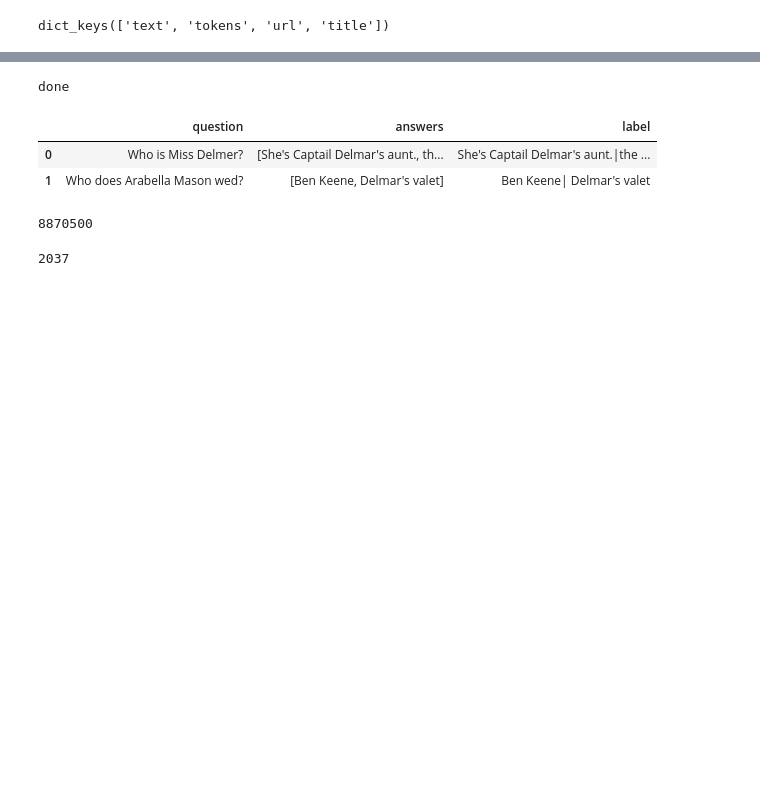
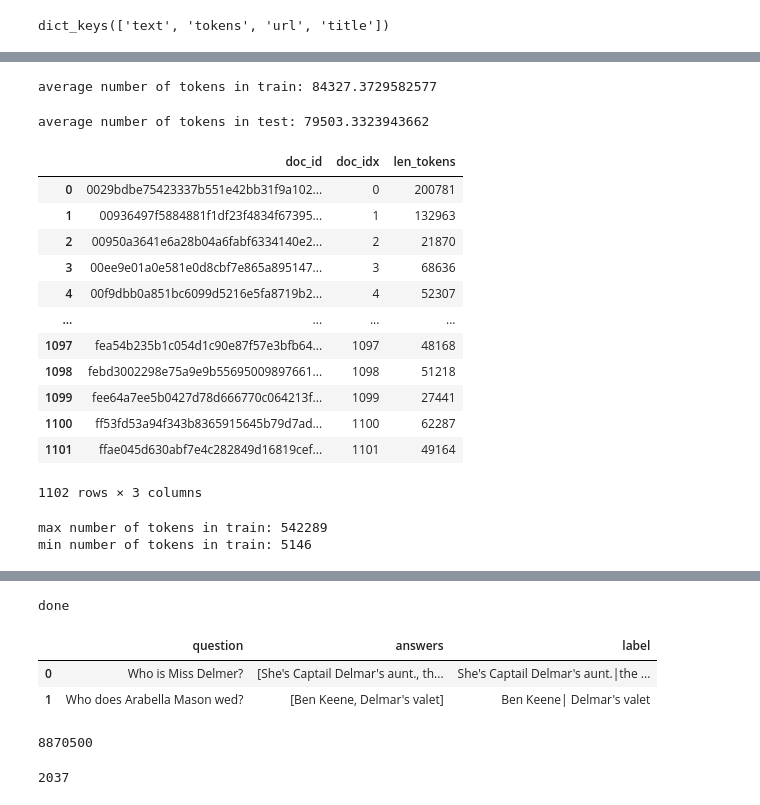
Before and after one commit to sam234990/ArchRAG, a Jupyter notebook: dataset/narrativeqa/process_dataset.ipynb, the cells around one changed output, grey strips where cells are left out. Saved outputs shown, nothing was run; the diff lists cells and outputs as text; code cells hidden in the pictures; blank space fills up the shorter version.

```diff
--- a/dataset/narrativeqa/process_dataset.ipynb
+++ b/dataset/narrativeqa/process_dataset.ipynb
@@ -1,8 +1,12 @@
 # %%
 from datasets import load_dataset
+import os
+from tqdm import tqdm
+dataset_path = "/mnt/data/wangshu/hcarag/narrativeqa/ori_dataset"
+cache_dir = os.path.join(dataset_path, "cache")
+os.makedirs(cache_dir, exist_ok=True)
 
-dataset_path = "/mnt/data/wangshu/hcarag/narrativeqa"
-dataset = load_dataset(dataset_path)
+dataset = load_dataset(dataset_path, cache_dir=cache_dir)
 # %%
 print(dataset["train"])
 
@@ -53,21 +59,24 @@ from tqdm import tqdm
 # %%
 def get_document(split_col):
-    doc_id_set = set()
     doc_list = []
+    doc_id_dict = {}
+    doc_cnt = 0
     for data in tqdm(dataset[split_col], total=len(dataset[split_col])):
         doc = data["document"]
         doc_id = doc["id"]
-        if doc_id in doc_id_set:
+        if doc_id in doc_id_dict:
             continue
-        doc_id_set.add(doc_id)
+        doc_id_dict[doc_id] = doc_cnt
+        doc_cnt += 1
         summary_str = doc["summary"]["title"] + "\n" + doc["summary"]["text"]
         doc_text = doc["text"]
         doc_str = summary_str + "\n" + doc_text
         doc_list.append(doc_str)
-    print(len(doc_id_set))
-    return doc_list
+    print(len(doc_list))
+    print(len(doc_id_dict))
+    return doc_list, doc_id_dict
 
-
-train_doc_list = get_document("train")
+train_doc_list, train_doc_id_dict = get_document("train")
+test_doc_list, test_doc_id_dict = get_document("test")
 # %% [output]
 1102
@@ -73,0 +128,52 @@ train_doc_list = get_document("train")
+# %%
+import sys
+import os
+import pandas as pd
+
+sys.path.append(os.path.abspath("/home/wangshu/rag/hier_graph_rag/"))
+from src.utils import num_tokens
+
+len_tokens_list = []
+for doc in tqdm(train_doc_list):
+    len_tokens_list.append(num_tokens(doc))
+
+print(f"average number of tokens in train: {sum(len_tokens_list) / len(len_tokens_list)}")
+train_info = pd.DataFrame(train_doc_id_dict.items(), columns=["doc_id", "doc_idx"])
+train_info["len_tokens"] = len_tokens_list
+# %% [output]
+average number of tokens in train: 84327.3729582577
+# %%
+len_tokens_list = []
+for doc in tqdm(test_doc_list):
+    len_tokens_list.append(num_tokens(doc))
+
+print(f"average number of tokens in test: {sum(len_tokens_list) / len(len_tokens_list)}")
+test_info = pd.DataFrame(test_doc_id_dict.items(), columns=["doc_id", "doc_idx"])
+test_info["len_tokens"] = len_tokens_list
+
+train_info.to_csv(train_base + "/doc_info.csv", index=False)
+test_info.to_csv(test_base + "/doc_info.csv", index=False)
+# %% [output]
+average number of tokens in test: 79503.3323943662
+# %%
+train_info
+# %% [output]
+|  | doc_id | doc_idx | len_tokens |
+| 0 | 0029bdbe75423337b551e42bb31f9a102... | 0 | 200781 |
+| 1 | 00936497f5884881f1df23f4834f67395... | 1 | 132963 |
+| 2 | 00950a3641e6a28b04a6fabf6334140e2... | 2 | 21870 |
+| 3 | 00ee9e01a0e581e0d8cbf7e865a895147... | 3 | 68636 |
+| 4 | 00f9dbb0a851bc6099d5216e5fa8719b2... | 4 | 52307 |
+| ... | ... | ... | ... |
+| 1097 | fea54b235b1c054d1c90e87f57e3bfb64... | 1097 | 48168 |
+| 1098 | febd3002298e75a9e9b55695009897661... | 1098 | 51218 |
+| 1099 | fee64a7ee5b0427d78d666770c064213f... | 1099 | 27441 |
+| 1100 | ff53fd53a94f343b8365915645b79d7ad... | 1100 | 62287 |
+| 1101 | ffae045d630abf7e4c282849d16819cef... | 1101 | 49164 |
+1102 rows × 3 columns
+# %%
+print(f"max number of tokens in train: {max(len_tokens_list)}")
+print(f"min number of tokens in train: {min(len_tokens_list)}")
+# %% [output]
+max number of tokens in train: 542289
+min number of tokens in train: 5146
```
Also changed, not shown: parts of 5 cells of this notebook, 26 other files.
